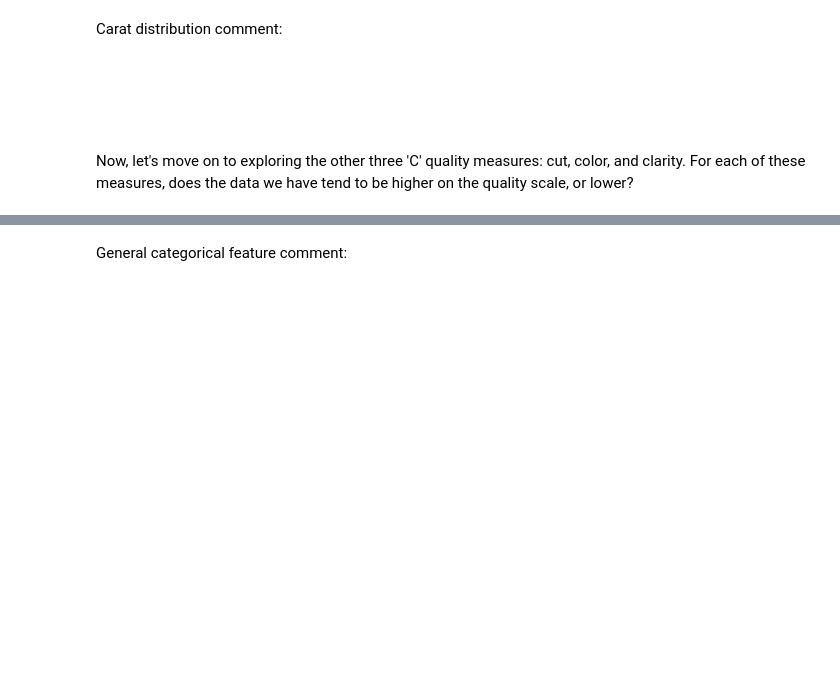
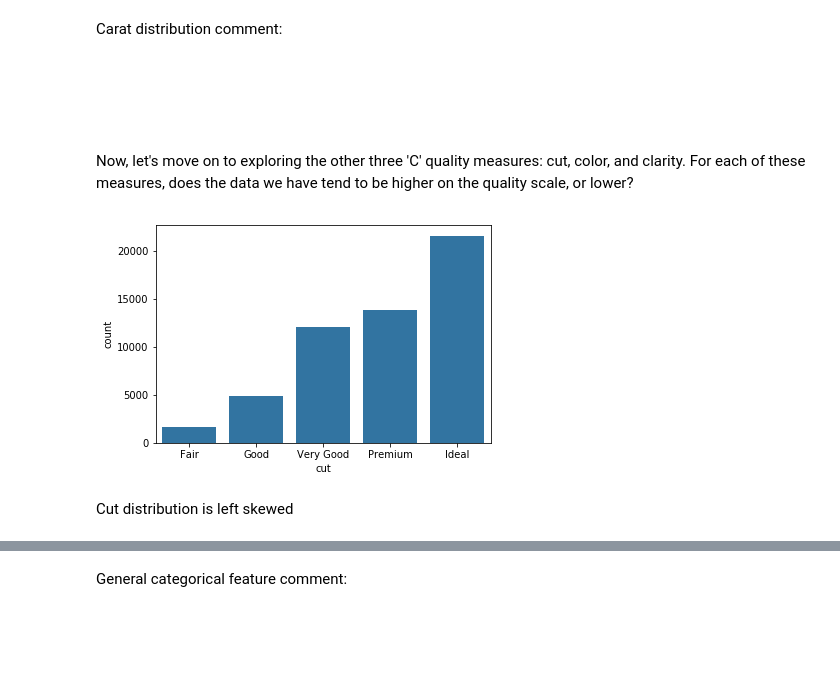
Before and after one commit to bchen-yyc/DAND-diamonds, a Jupyter notebook: Univariate_Exploration.ipynb, the cells around one changed output, grey strips where cells are left out. Cells and saved outputs as stored; diff of their text form; code cells hidden in the pictures; blank space fills up the shorter version.

```diff
--- a/Univariate_Exploration.ipynb
+++ b/Univariate_Exploration.ipynb
@@ -45,0 +104,15 @@ Now, let's move on to exploring the other three 'C' quality measures: cut, color
+# %%
+cut_classes = ['Fair', 'Good', 'Very Good', 'Premium', 'Ideal']
+pd_ver = pd.__version__.split(".")
+if (int(pd_ver[0]) > 0) or (int(pd_ver[1]) >= 21): # v0.21 or later
+    cutclasses = pd.api.types.CategoricalDtype(ordered = True, categories = cut_classes)
+    diamonds['cut'] = diamonds['cut'].astype(cutclasses)
+else: # compatibility for v.20
+    diamonds['cut'] = diamonds['cut'].astype('category', ordered = True,
+                                                     categories = cut_classes)
+# %%
+sb.countplot(data=diamonds, x='cut', color=base_color);
+# %% [output]
+[figure, added]
+# %% [markdown]
+Cut distribution is left skewed
```
Also changed, not shown: parts of 17 cells of this notebook.
